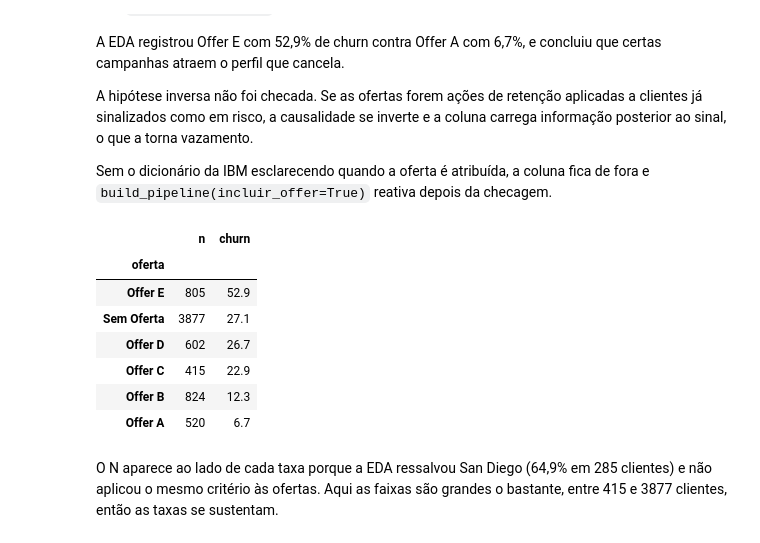
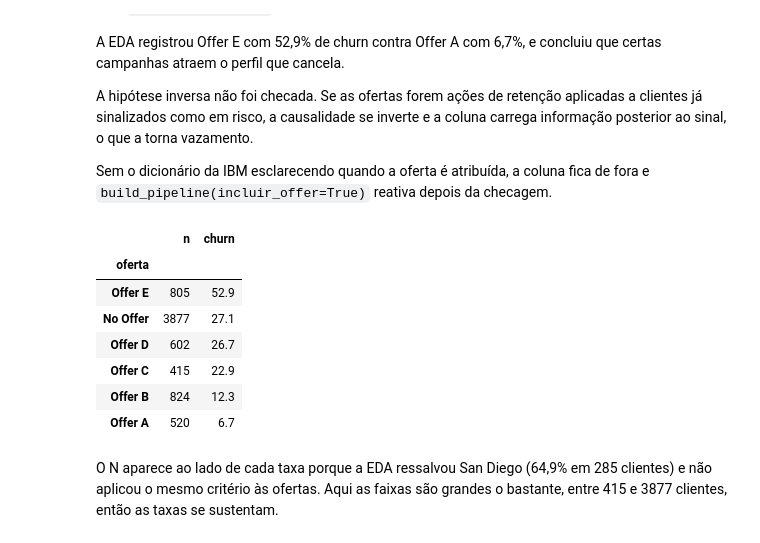
Before and after one commit to Grupo-57-Machine-Learning-Engineering/churn-prediction, a Jupyter notebook: notebooks/03_preparacao.ipynb, the cells around one changed output. Drawn from its saved outputs; the diff is of its cells as text; code cells hidden in the pictures.

```diff
--- a/notebooks/03_preparacao.ipynb
+++ b/notebooks/03_preparacao.ipynb
@@ -444,18 +446,18 @@ Sem o dicionário da IBM esclarecendo quando a oferta é atribuída, a coluna fi
 # %%
 if "services_offer" in df.columns:
     resumo = (
-        df.assign(oferta=df["services_offer"].fillna("Sem Oferta"))
+        df.assign(oferta=df["services_offer"].fillna("No Offer"))
         .groupby("oferta")
         .agg(n=(cfg.ALVO, "size"), churn=(cfg.ALVO, "mean"))
         .assign(churn=lambda d: (d["churn"] * 100).round(1))
         .sort_values("churn", ascending=False)
     )
     display(resumo)
 # %% [output]
 |  | n | churn |
 | oferta |  |  |
 | Offer E | 805 | 52.9 |
-| Sem Oferta | 3877 | 27.1 |
+| No Offer | 3877 | 27.1 |
 | Offer D | 602 | 26.7 |
 | Offer C | 415 | 22.9 |
 | Offer B | 824 | 12.3 |
```
Also changed, not shown: parts of 1 cell of this notebook, 3 other files.
